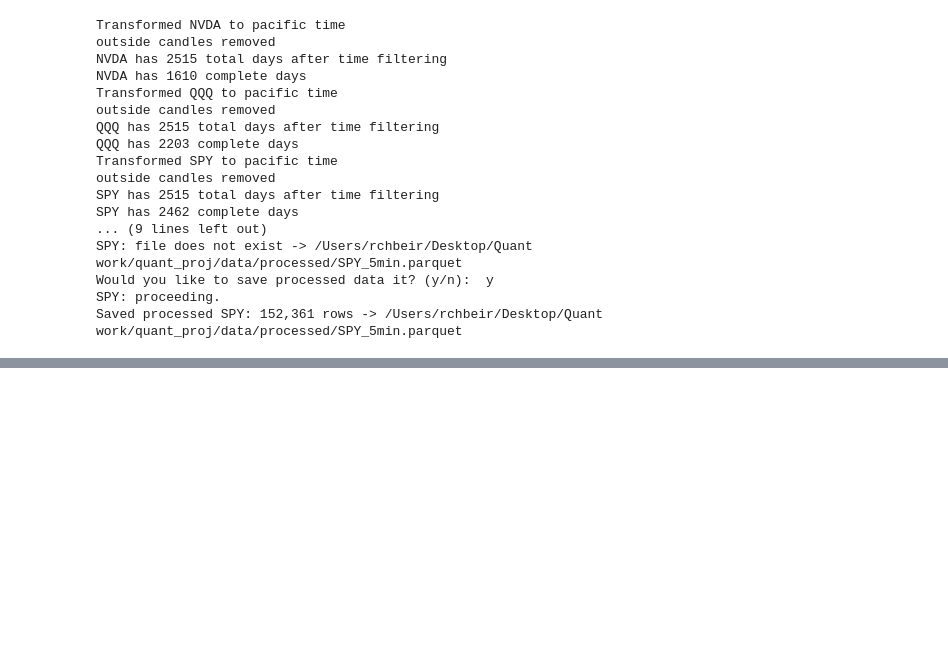
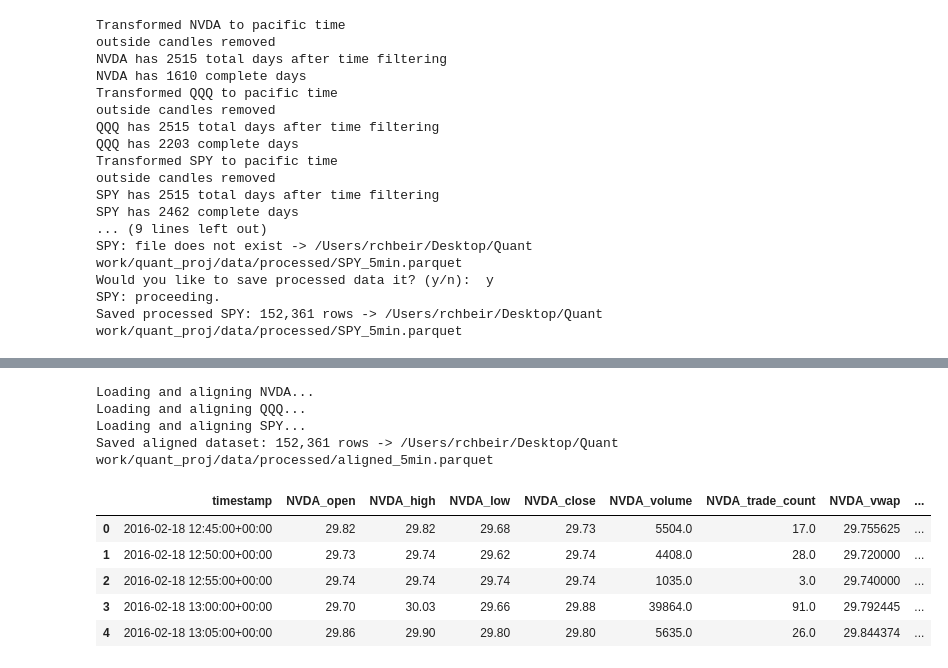
Before and after one commit to raymondchbeir/quant-research, a Jupyter notebook: notebooks/project.ipynb, the cells around one changed output, grey strips where cells are left out. Drawn from its saved outputs; the diff is of its cells as text; code cells hidden in the pictures; blank space fills up the shorter version.

Commit message:
data aligned

```diff
--- a/notebooks/project.ipynb
+++ b/notebooks/project.ipynb
@@ -1160,3 +1160,25 @@ end: 2026-01-02 20:55:00+00:00
 | 2 | SPY | 2016-02-18 12:55:00+00:00 | 193.36 | 193.46 | 193.35 | 193.44 | 34285.0 | 67.0 | 193.426847 | 2016-02-18 04:55:00-08:00 | ... |
 | 3 | SPY | 2016-02-18 13:00:00+00:00 | 193.41 | 193.65 | 193.22 | 193.40 | 86180.0 | 140.0 | 193.416101 | 2016-02-18 05:00:00-08:00 | ... |
 | 4 | SPY | 2016-02-18 13:05:00+00:00 | 193.40 | 193.57 | 193.38 | 193.45 | 76086.0 | 166.0 | 193.486128 | 2016-02-18 05:05:00-08:00 | ... |
+# %%
+from quant_research.data.data_aligner import build_aligned_dataset
+
+symbols = ["NVDA", "QQQ", "SPY"]
+
+aligned = build_aligned_dataset(
+    symbols=symbols,
+    timeframe="5min",
+)
+
+aligned.head()
+# %% [output]
+Loading and aligning NVDA...
+Loading and aligning QQQ...
+Loading and aligning SPY...
+Saved aligned dataset: 152,361 rows -> /Users/rchbeir/Desktop/Quant work/quant_proj/data/processed/aligned_5min.parquet
+|  | timestamp | NVDA_open | NVDA_high | NVDA_low | NVDA_close | NVDA_volume | NVDA_trade_count | NVDA_vwap | ... |
+| 0 | 2016-02-18 12:45:00+00:00 | 29.82 | 29.82 | 29.68 | 29.73 | 5504.0 | 17.0 | 29.755625 | ... |
+| 1 | 2016-02-18 12:50:00+00:00 | 29.73 | 29.74 | 29.62 | 29.74 | 4408.0 | 28.0 | 29.720000 | ... |
+| 2 | 2016-02-18 12:55:00+00:00 | 29.74 | 29.74 | 29.74 | 29.74 | 1035.0 | 3.0 | 29.740000 | ... |
+| 3 | 2016-02-18 13:00:00+00:00 | 29.70 | 30.03 | 29.66 | 29.88 | 39864.0 | 91.0 | 29.792445 | ... |
+| 4 | 2016-02-18 13:05:00+00:00 | 29.86 | 29.90 | 29.80 | 29.80 | 5635.0 | 26.0 | 29.844374 | ... |
```
Also changed, not shown: 1 other file.
